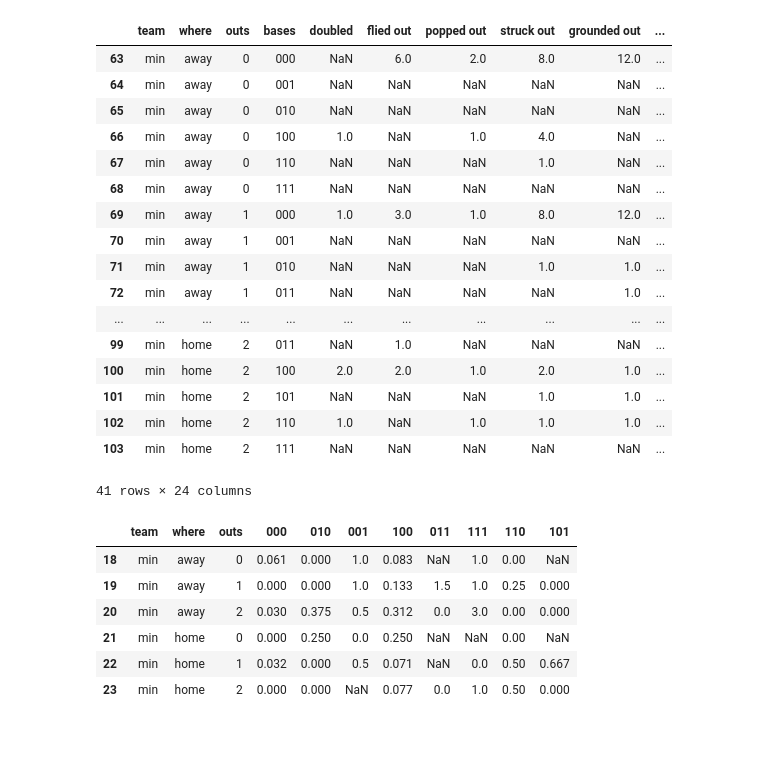
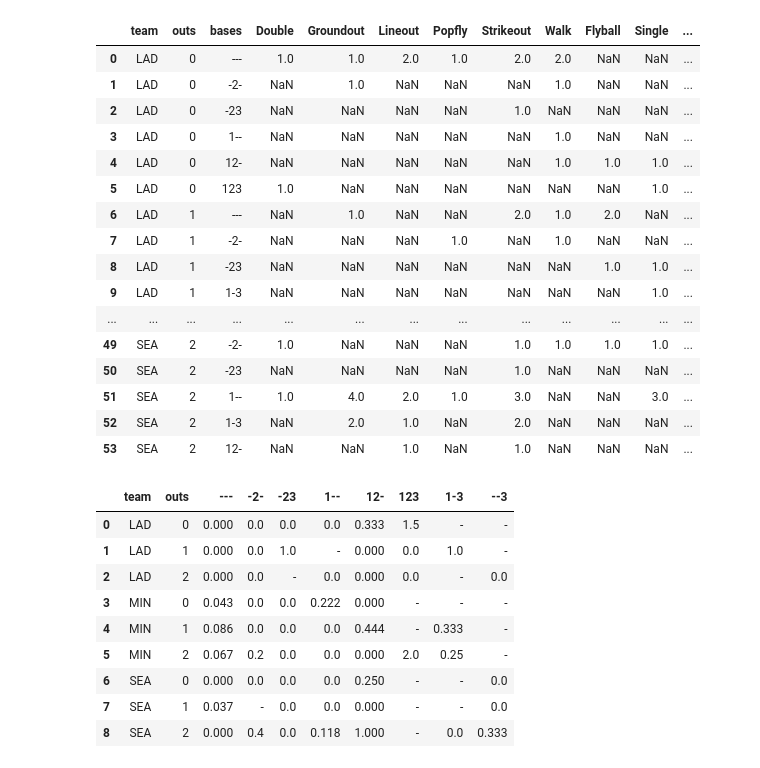
Before and after one commit to dpasse/rc, a Jupyter notebook: notebooks/mlb/pbp_state_likelihoods.ipynb, the cells around one changed output. Drawn from its saved outputs; the diff is of its cells as text; code cells hidden in the pictures; blank space fills up the shorter version.

Commit message:
espn has pretty bad pbp data, switching to baseball ref.

```diff
--- a/notebooks/mlb/pbp_state_likelihoods.ipynb
+++ b/notebooks/mlb/pbp_state_likelihoods.ipynb
@@ -88,37 +84,37 @@ def flatten_full_graph(graph):
     return records
 # %%
 df = pd.DataFrame(flatten_full_graph(graph))
-df = df.sort_values(['team', 'where', 'outs', 'bases'])
-df = df[df.team == 'min']
+df = df.sort_values(['team', 'outs', 'bases'])
 df
 # %% [output]
-|  | team | where | outs | bases | doubled | flied out | popped out | struck out | grounded out | ... |
-| 63 | min | away | 0 | 000 | NaN | 6.0 | 2.0 | 8.0 | 12.0 | ... |
-| 64 | min | away | 0 | 001 | NaN | NaN | NaN | NaN | NaN | ... |
-| 65 | min | away | 0 | 010 | NaN | NaN | NaN | NaN | NaN | ... |
-| 66 | min | away | 0 | 100 | 1.0 | NaN | 1.0 | 4.0 | NaN | ... |
-| 67 | min | away | 0 | 110 | NaN | NaN | NaN | 1.0 | NaN | ... |
-| 68 | min | away | 0 | 111 | NaN | NaN | NaN | NaN | NaN | ... |
-| 69 | min | away | 1 | 000 | 1.0 | 3.0 | 1.0 | 8.0 | 12.0 | ... |
-| 70 | min | away | 1 | 001 | NaN | NaN | NaN | NaN | NaN | ... |
-| 71 | min | away | 1 | 010 | NaN | NaN | NaN | 1.0 | 1.0 | ... |
-| 72 | min | away | 1 | 011 | NaN | NaN | NaN | NaN | 1.0 | ... |
-| ... | ... | ... | ... | ... | ... | ... | ... | ... | ... | ... |
-| 99 | min | home | 2 | 011 | NaN | 1.0 | NaN | NaN | NaN | ... |
-| 100 | min | home | 2 | 100 | 2.0 | 2.0 | 1.0 | 2.0 | 1.0 | ... |
-| 101 | min | home | 2 | 101 | NaN | NaN | NaN | 1.0 | 1.0 | ... |
-| 102 | min | home | 2 | 110 | 1.0 | NaN | 1.0 | 1.0 | 1.0 | ... |
-| 103 | min | home | 2 | 111 | NaN | NaN | NaN | NaN | NaN | ... |
+|  | team | outs | bases | Double | Groundout | Lineout | Popfly | Strikeout | Walk | Flyball | Single | ... |
+| 0 | LAD | 0 | --- | 1.0 | 1.0 | 2.0 | 1.0 | 2.0 | 2.0 | NaN | NaN | ... |
+| 1 | LAD | 0 | -2- | NaN | 1.0 | NaN | NaN | NaN | 1.0 | NaN | NaN | ... |
+| 2 | LAD | 0 | -23 | NaN | NaN | NaN | NaN | 1.0 | NaN | NaN | NaN | ... |
+| 3 | LAD | 0 | 1-- | NaN | NaN | NaN | NaN | NaN | 1.0 | NaN | NaN | ... |
+| 4 | LAD | 0 | 12- | NaN | NaN | NaN | NaN | NaN | 1.0 | 1.0 | 1.0 | ... |
+| 5 | LAD | 0 | 123 | 1.0 | NaN | NaN | NaN | NaN | NaN | NaN | 1.0 | ... |
+| 6 | LAD | 1 | --- | NaN | 1.0 | NaN | NaN | 2.0 | 1.0 | 2.0 | NaN | ... |
+| 7 | LAD | 1 | -2- | NaN | NaN | NaN | 1.0 | NaN | 1.0 | NaN | NaN | ... |
+| 8 | LAD | 1 | -23 | NaN | NaN | NaN | NaN | NaN | NaN | 1.0 | 1.0 | ... |
+| 9 | LAD | 1 | 1-3 | NaN | NaN | NaN | NaN | NaN | NaN | NaN | 1.0 | ... |
+| ... | ... | ... | ... | ... | ... | ... | ... | ... | ... | ... | ... | ... |
+| 49 | SEA | 2 | -2- | 1.0 | NaN | NaN | NaN | 1.0 | 1.0 | 1.0 | 1.0 | ... |
+| 50 | SEA | 2 | -23 | NaN | NaN | NaN | NaN | 1.0 | NaN | NaN | NaN | ... |
+| 51 | SEA | 2 | 1-- | 1.0 | 4.0 | 2.0 | 1.0 | 3.0 | NaN | NaN | 3.0 | ... |
+| 52 | SEA | 2 | 1-3 | NaN | 2.0 | 1.0 | NaN | 2.0 | NaN | NaN | NaN | ... |
+| 53 | SEA | 2 | 12- | NaN | NaN | 1.0 | NaN | 1.0 | NaN | NaN | NaN | ... |
-41 rows × 24 columns
 # %%
-df = pd.DataFrame(flatten_graph(likelihood_graph))
-df = df[df.team == 'min'].sort_values(['team', 'where', 'outs'])
+df = pd.DataFrame(flatten_graph(likelihood_graph)).sort_values(['team', 'outs']).fillna('-')
 df
 # %% [output]
-|  | team | where | outs | 000 | 010 | 001 | 100 | 011 | 111 | 110 | 101 |
-| 18 | min | away | 0 | 0.061 | 0.000 | 1.0 | 0.083 | NaN | 1.0 | 0.00 | NaN |
-| 19 | min | away | 1 | 0.000 | 0.000 | 1.0 | 0.133 | 1.5 | 1.0 | 0.25 | 0.000 |
-| 20 | min | away | 2 | 0.030 | 0.375 | 0.5 | 0.312 | 0.0 | 3.0 | 0.00 | 0.000 |
-| 21 | min | home | 0 | 0.000 | 0.250 | 0.0 | 0.250 | NaN | NaN | 0.00 | NaN |
-| 22 | min | home | 1 | 0.032 | 0.000 | 0.5 | 0.071 | NaN | 0.0 | 0.50 | 0.667 |
-| 23 | min | home | 2 | 0.000 | 0.000 | NaN | 0.077 | 0.0 | 1.0 | 0.50 | 0.000 |
+|  | team | outs | --- | -2- | -23 | 1-- | 12- | 123 | 1-3 | --3 |
+| 0 | LAD | 0 | 0.000 | 0.0 | 0.0 | 0.0 | 0.333 | 1.5 | - | - |
+| 1 | LAD | 1 | 0.000 | 0.0 | 1.0 | - | 0.000 | 0.0 | 1.0 | - |
+| 2 | LAD | 2 | 0.000 | 0.0 | - | 0.0 | 0.000 | 0.0 | - | 0.0 |
+| 3 | MIN | 0 | 0.043 | 0.0 | 0.0 | 0.222 | 0.000 | - | - | - |
+| 4 | MIN | 1 | 0.086 | 0.0 | 0.0 | 0.0 | 0.444 | - | 0.333 | - |
+| 5 | MIN | 2 | 0.067 | 0.2 | 0.0 | 0.0 | 0.000 | 2.0 | 0.25 | - |
+| 6 | SEA | 0 | 0.000 | 0.0 | 0.0 | 0.0 | 0.250 | - | - | 0.0 |
+| 7 | SEA | 1 | 0.037 | - | 0.0 | 0.0 | 0.000 | - | - | 0.0 |
+| 8 | SEA | 2 | 0.000 | 0.4 | 0.0 | 0.118 | 1.000 | - | 0.0 | 0.333 |
```
Also changed, not shown: parts of 3 cells of this notebook, 45 other files.
